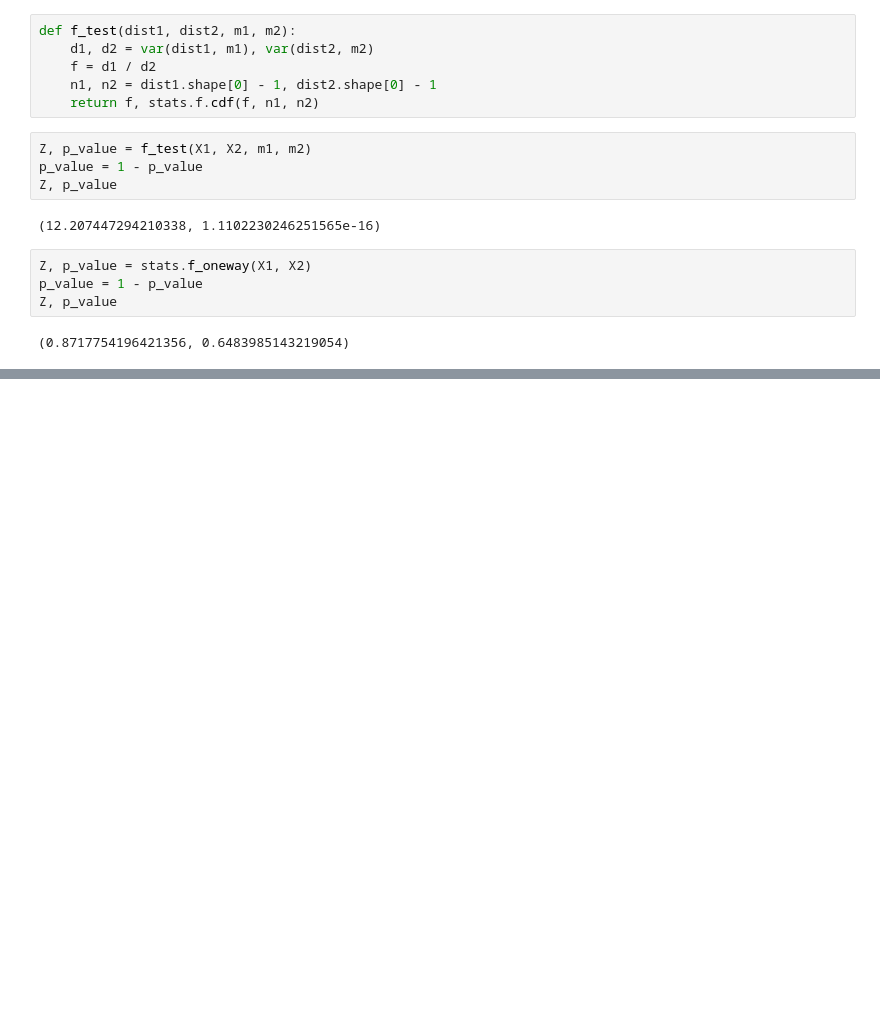
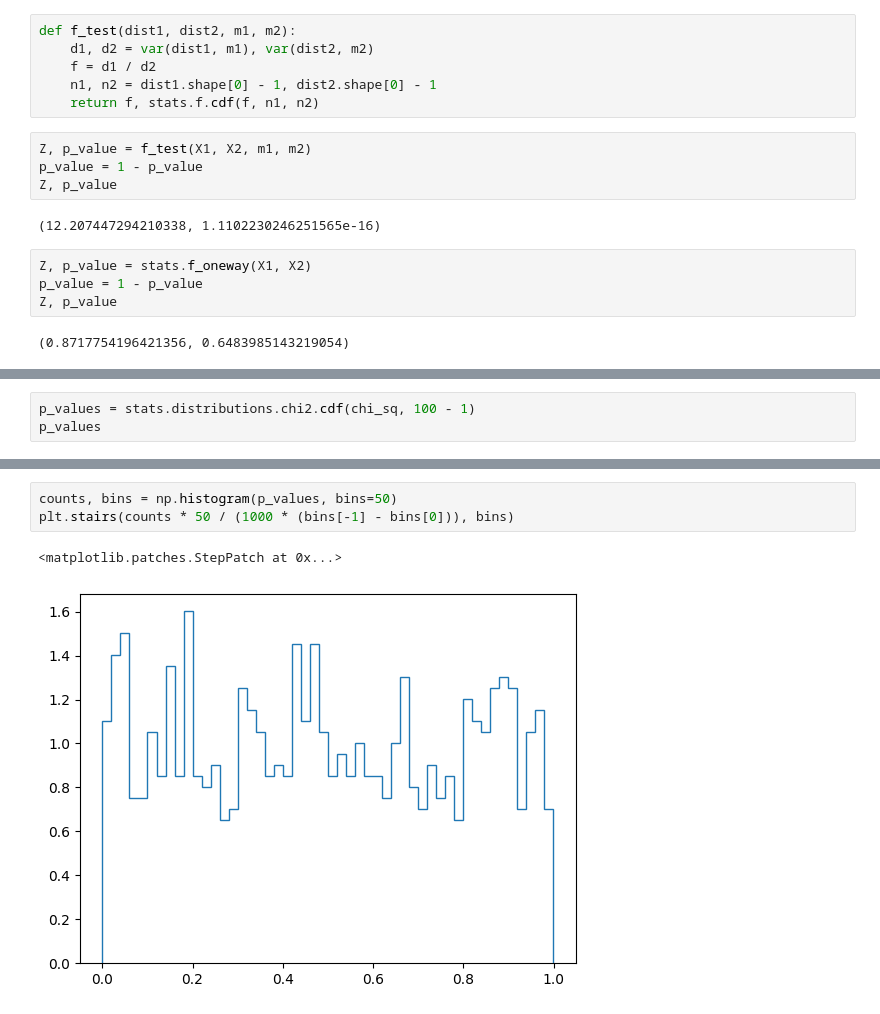
Before and after one commit to MEPhI-Floppas/matstat.py, a Jupyter notebook: lab1.ipynb, the cells around one changed output, grey strips where cells are left out. Cells and saved outputs as stored; diff of their text form; blank space fills up the shorter version.

```diff
--- a/lab1.ipynb
+++ b/lab1.ipynb
@@ -213,0 +229,3 @@ Z, p_value
+# %%
+p_values = stats.distributions.chi2.cdf(chi_sq, 100 - 1)
+p_values
@@ -237,0 +314,6 @@ Z, p_value
+# %%
+counts, bins = np.histogram(p_values, bins=50)
+plt.stairs(counts * 50 / (1000 * (bins[-1] - bins[0])), bins)
+# %% [output]
+<matplotlib.patches.StepPatch at 0x...>
+[figure, added]
```
Also changed, not shown: parts of 20 cells of this notebook.
